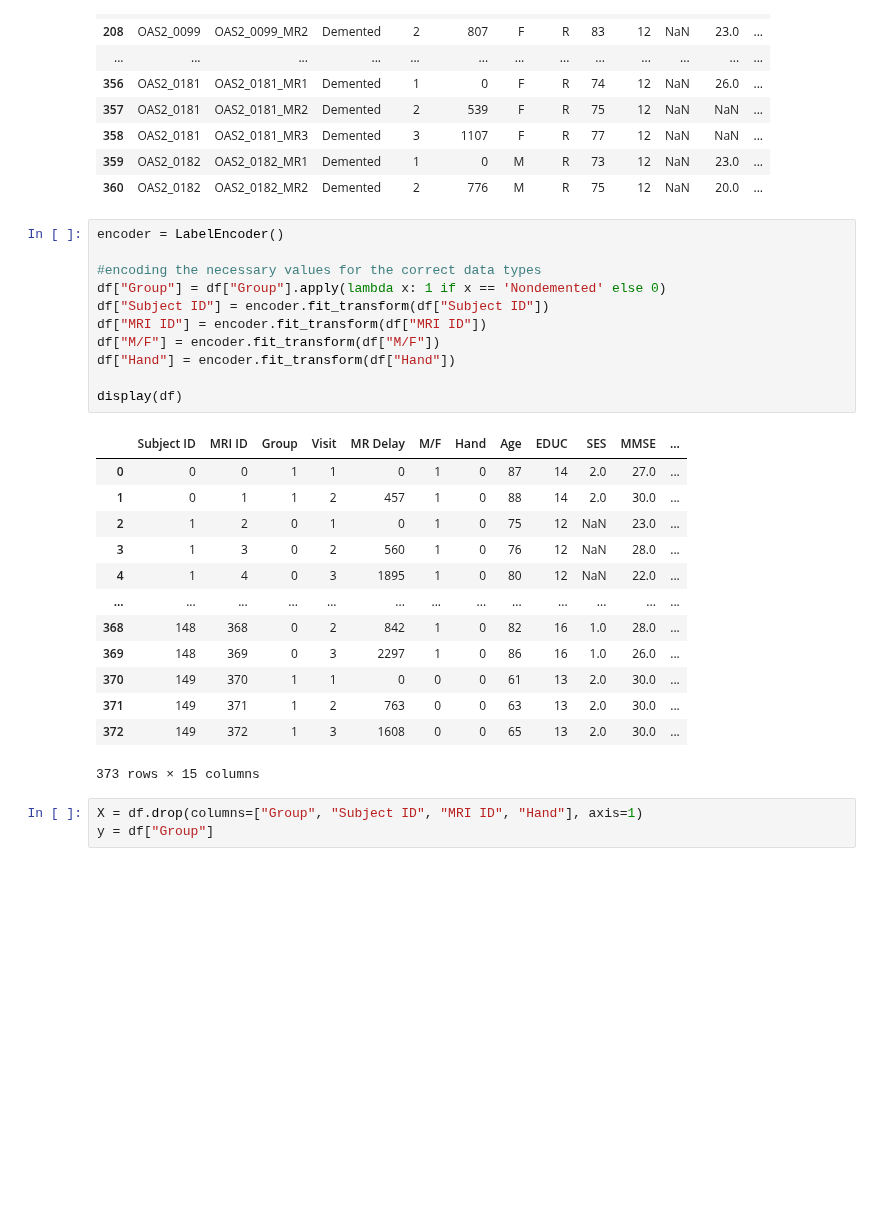
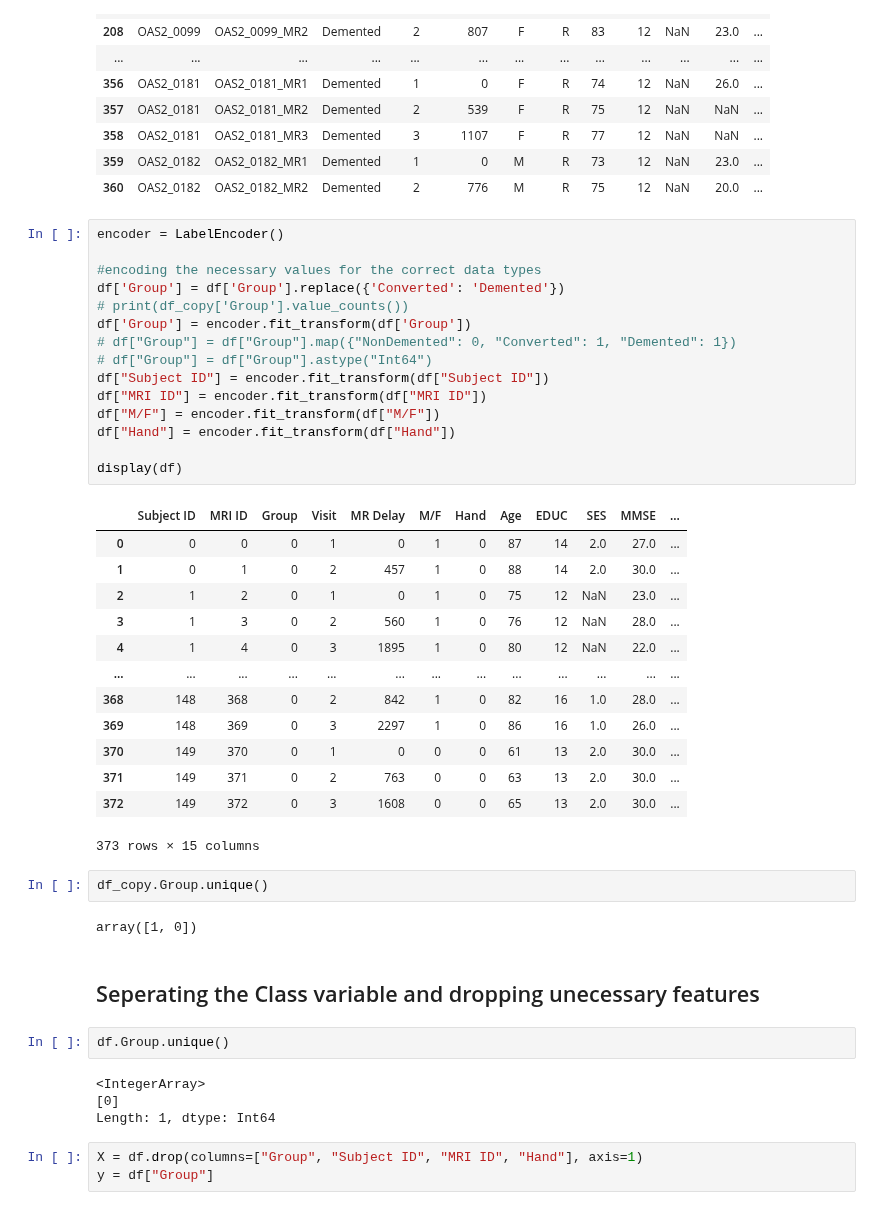
Before and after one commit to AshWz-Uni/CSS2-2025, a Jupyter notebook: datastuff.ipynb, the cells around one changed output. Cells and saved outputs as stored; diff of their text form; blank space fills up the shorter version.

Commit message:
saving progress where im trying to get the comparision with balancing the dataset and without it working. something is wrong when i try to make the df["group"] into a binary classification

```diff
--- a/datastuff.ipynb
+++ b/datastuff.ipynb
@@ -197,28 +198,44 @@ display(df[df.isna().any(axis=1)])
 # %%
 encoder = LabelEncoder()
 
 #encoding the necessary values for the correct data types
-df["Group"] = df["Group"].apply(lambda x: 1 if x == 'Nondemented' else 0)
+df['Group'] = df['Group'].replace({'Converted': 'Demented'})
+# print(df_copy['Group'].value_counts())
+df['Group'] = encoder.fit_transform(df['Group'])
+# df["Group"] = df["Group"].map({"NonDemented": 0, "Converted": 1, "Demented": 1})
+# df["Group"] = df["Group"].astype("Int64")
 df["Subject ID"] = encoder.fit_transform(df["Subject ID"])
 df["MRI ID"] = encoder.fit_transform(df["MRI ID"])
 df["M/F"] = encoder.fit_transform(df["M/F"])
 df["Hand"] = encoder.fit_transform(df["Hand"])
 
 display(df)
 # %% [output]
 |  | Subject ID | MRI ID | Group | Visit | MR Delay | M/F | Hand | Age | EDUC | SES | MMSE | ... |
-| 0 | 0 | 0 | 1 | 1 | 0 | 1 | 0 | 87 | 14 | 2.0 | 27.0 | ... |
-| 1 | 0 | 1 | 1 | 2 | 457 | 1 | 0 | 88 | 14 | 2.0 | 30.0 | ... |
+| 0 | 0 | 0 | 0 | 1 | 0 | 1 | 0 | 87 | 14 | 2.0 | 27.0 | ... |
+| 1 | 0 | 1 | 0 | 2 | 457 | 1 | 0 | 88 | 14 | 2.0 | 30.0 | ... |
 | 2 | 1 | 2 | 0 | 1 | 0 | 1 | 0 | 75 | 12 | NaN | 23.0 | ... |
 | 3 | 1 | 3 | 0 | 2 | 560 | 1 | 0 | 76 | 12 | NaN | 28.0 | ... |
 | 4 | 1 | 4 | 0 | 3 | 1895 | 1 | 0 | 80 | 12 | NaN | 22.0 | ... |
 | ... | ... | ... | ... | ... | ... | ... | ... | ... | ... | ... | ... | ... |
 | 368 | 148 | 368 | 0 | 2 | 842 | 1 | 0 | 82 | 16 | 1.0 | 28.0 | ... |
 | 369 | 148 | 369 | 0 | 3 | 2297 | 1 | 0 | 86 | 16 | 1.0 | 26.0 | ... |
-| 370 | 149 | 370 | 1 | 1 | 0 | 0 | 0 | 61 | 13 | 2.0 | 30.0 | ... |
-| 371 | 149 | 371 | 1 | 2 | 763 | 0 | 0 | 63 | 13 | 2.0 | 30.0 | ... |
-| 372 | 149 | 372 | 1 | 3 | 1608 | 0 | 0 | 65 | 13 | 2.0 | 30.0 | ... |
+| 370 | 149 | 370 | 0 | 1 | 0 | 0 | 0 | 61 | 13 | 2.0 | 30.0 | ... |
+| 371 | 149 | 371 | 0 | 2 | 763 | 0 | 0 | 63 | 13 | 2.0 | 30.0 | ... |
+| 372 | 149 | 372 | 0 | 3 | 1608 | 0 | 0 | 65 | 13 | 2.0 | 30.0 | ... |
 373 rows × 15 columns
+# %%
+df_copy.Group.unique()
+# %% [output]
+array([1, 0])
+# %% [markdown]
+## Seperating the Class variable and dropping unecessary features
+# %%
+df.Group.unique()
+# %% [output]
+<IntegerArray>
+[0]
+Length: 1, dtype: Int64
 # %%
 X = df.drop(columns=["Group", "Subject ID", "MRI ID", "Hand"], axis=1)
 y = df["Group"]
```
Also changed, not shown: parts of 6 cells of this notebook.
